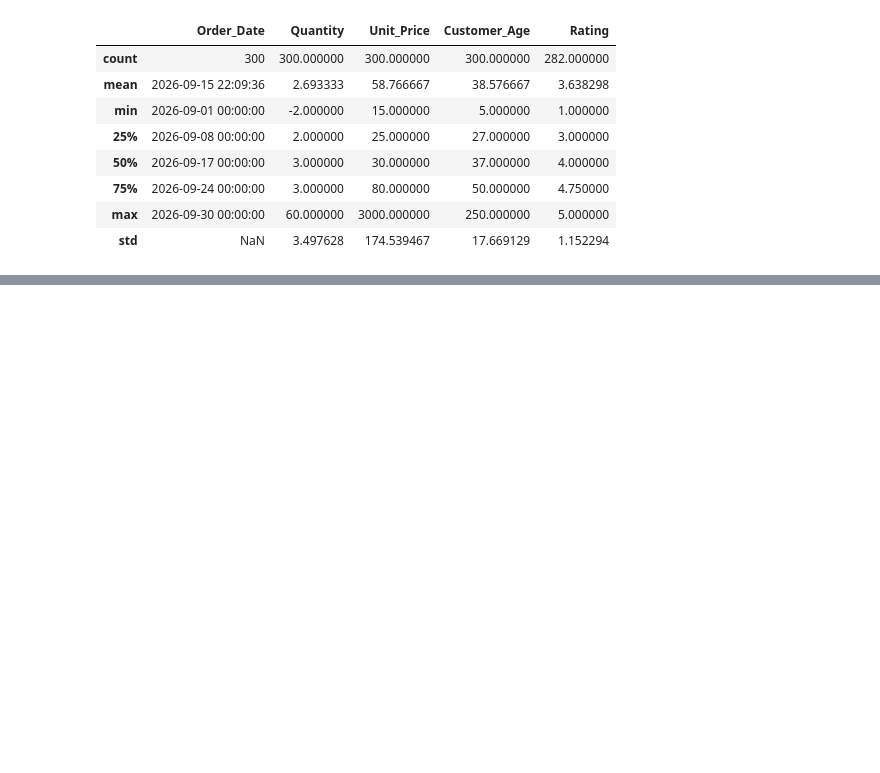
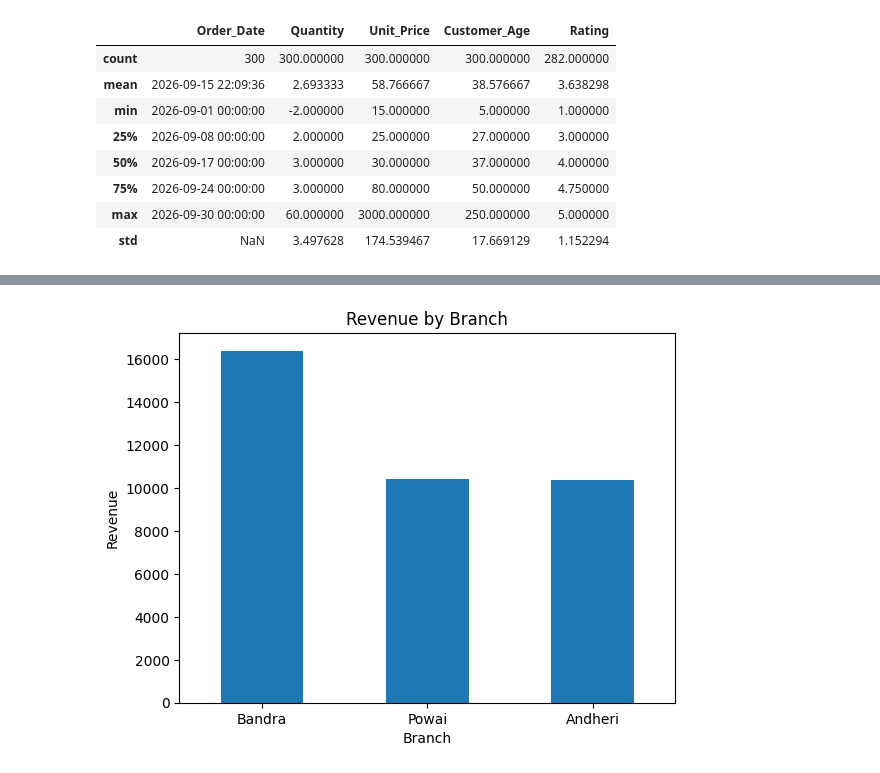
Before and after one commit to SanjeetKumarr/chai-cafe-analysis, a Jupyter notebook: Chai_Cafe_Analysis.ipynb, the cells around one changed output, grey strips where cells are left out. Drawn from its saved outputs; the diff is of its cells as text; code cells hidden in the pictures; blank space fills up the shorter version.

```diff
--- a/Chai_Cafe_Analysis.ipynb
+++ b/Chai_Cafe_Analysis.ipynb
@@ -313,2 +151,0 @@ array([ 1.,  4.,  2.,  3., nan])
-# %%
-df['Quantity'] = pd.to_numeric(df['Quantity'], errors='coerce')
@@ -564,3 +151,0 @@ dtype: float64
-# %%
-df['Weekday'] = df['Order_Date'].dt.day_name()
-df.groupby('Weekday')['Revenue'].sum()
@@ -767,0 +232,7 @@ share
+# %%
+rev = df.groupby('Branch')['Revenue'].sum().sort_values(ascending=False)
+rev.plot(kind='bar')
+plt.title('Revenue by Branch'); plt.xlabel('Branch'); plt.ylabel('Revenue')
+plt.xticks(rotation=0); plt.show()
+# %% [output]
+[figure, added]
```
Also changed, not shown: parts of 145 cells of this notebook.
